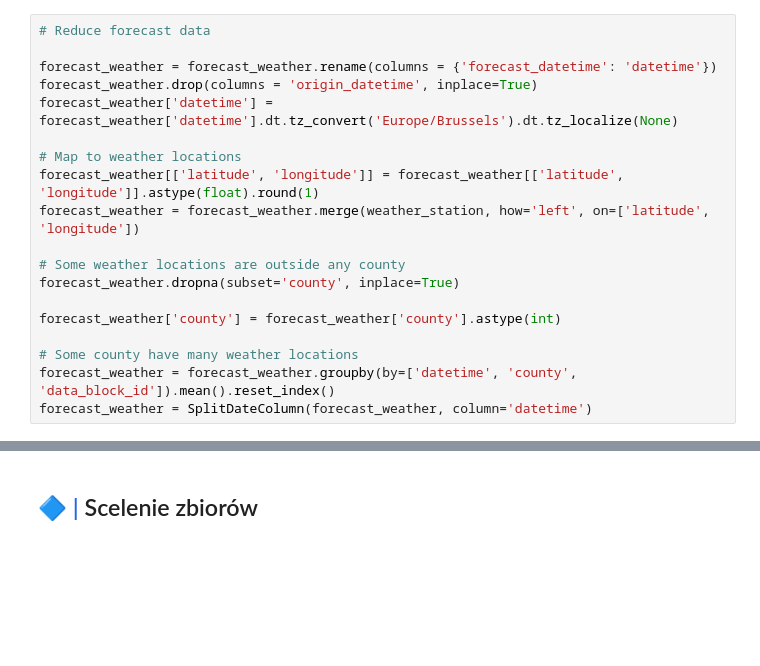
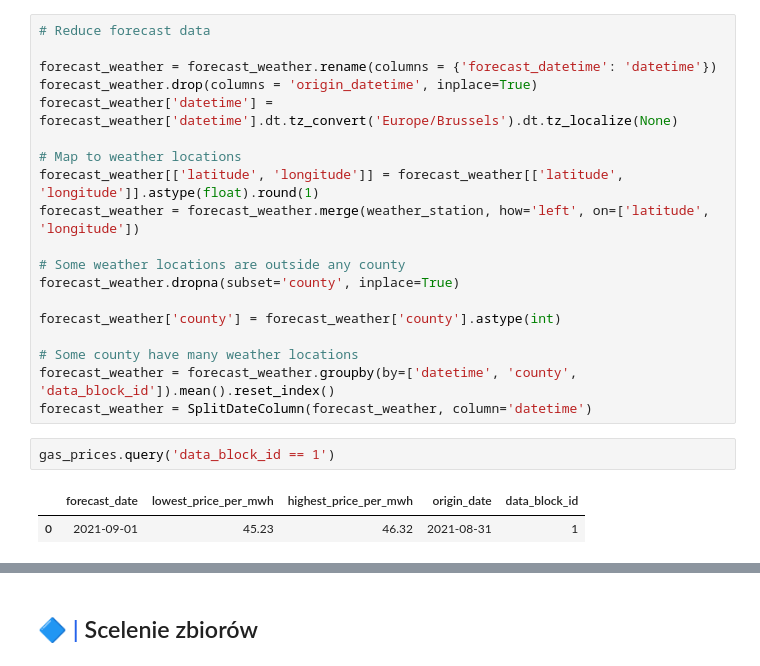
Before and after one commit to DanielSlusarczyk/Thesis, a Jupyter notebook: Models.ipynb, the cells around one changed output, grey strips where cells are left out. Drawn from its saved outputs; the diff is of its cells as text; blank space fills up the shorter version.

```diff
--- a/Models.ipynb
+++ b/Models.ipynb
@@ -132,3 +139,8 @@ forecast_weather['county'] = forecast_weather['county'].astype(int)
 # Some county have many weather locations
 forecast_weather = forecast_weather.groupby(by=['datetime', 'county', 'data_block_id']).mean().reset_index()
 forecast_weather = SplitDateColumn(forecast_weather, column='datetime')
+# %%
+gas_prices.query('data_block_id == 1')
+# %% [output]
+|  | forecast_date | lowest_price_per_mwh | highest_price_per_mwh | origin_date | data_block_id |
+| 0 | 2021-09-01 | 45.23 | 46.32 | 2021-08-31 | 1 |
```
Also changed, not shown: parts of 16 cells of this notebook, 2 other files.
